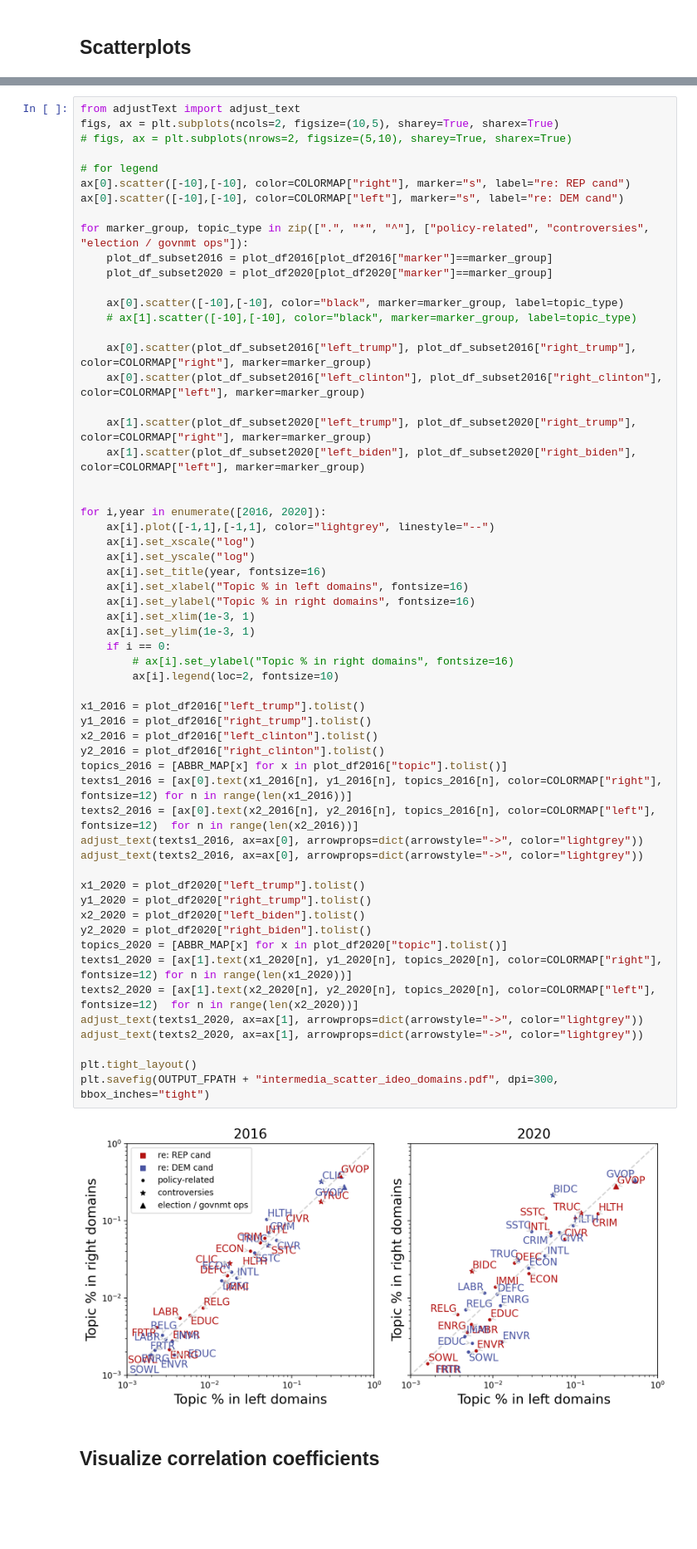
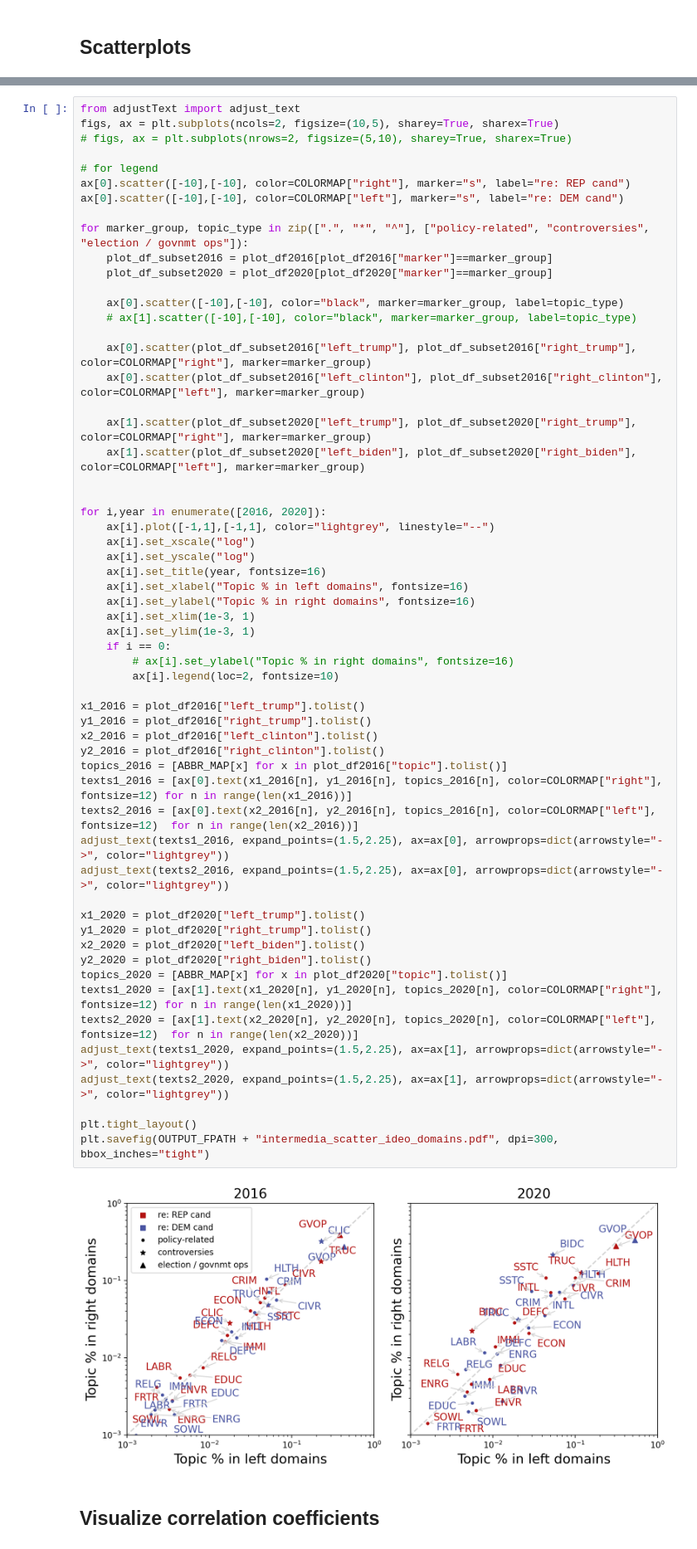
Before and after one commit to yijingch/intermedia-agenda-setting, a Jupyter notebook: src/analysis/04a-intermedia-aggregated-topic-correlation.ipynb, the cells around one changed output, grey strips where cells are left out. Shown at 83% size. Saved outputs shown, nothing was run; the diff lists cells and outputs as text; blank space fills up the shorter version.

Commit message:
adjust text pos

```diff
--- a/src/analysis/04a-intermedia-aggregated-topic-correlation.ipynb
+++ b/src/analysis/04a-intermedia-aggregated-topic-correlation.ipynb
@@ -469,38 +457,38 @@ for i,year in enumerate([2016, 2020]):
     ax[i].set_xscale("log")
     ax[i].set_yscale("log")
     ax[i].set_title(year, fontsize=16)
     ax[i].set_xlabel("Topic % in left domains", fontsize=16)
     ax[i].set_ylabel("Topic % in right domains", fontsize=16)
     ax[i].set_xlim(1e-3, 1)
     ax[i].set_ylim(1e-3, 1)
     if i == 0:
         # ax[i].set_ylabel("Topic % in right domains", fontsize=16)
         ax[i].legend(loc=2, fontsize=10)
 
 x1_2016 = plot_df2016["left_trump"].tolist()
 y1_2016 = plot_df2016["right_trump"].tolist()
 x2_2016 = plot_df2016["left_clinton"].tolist()
 y2_2016 = plot_df2016["right_clinton"].tolist()
 topics_2016 = [ABBR_MAP[x] for x in plot_df2016["topic"].tolist()]
 texts1_2016 = [ax[0].text(x1_2016[n], y1_2016[n], topics_2016[n], color=COLORMAP["right"], fontsize=12) for n in range(len(x1_2016))]
 texts2_2016 = [ax[0].text(x2_2016[n], y2_2016[n], topics_2016[n], color=COLORMAP["left"], fontsize=12)  for n in range(len(x2_2016))]
-adjust_text(texts1_2016, ax=ax[0], arrowprops=dict(arrowstyle="->", color="lightgrey"))
-adjust_text(texts2_2016, ax=ax[0], arrowprops=dict(arrowstyle="->", color="lightgrey"))
+adjust_text(texts1_2016, expand_points=(1.5,2.25), ax=ax[0], arrowprops=dict(arrowstyle="->", color="lightgrey"))
+adjust_text(texts2_2016, expand_points=(1.5,2.25), ax=ax[0], arrowprops=dict(arrowstyle="->", color="lightgrey"))
 
 x1_2020 = plot_df2020["left_trump"].tolist()
 y1_2020 = plot_df2020["right_trump"].tolist()
 x2_2020 = plot_df2020["left_biden"].tolist()
 y2_2020 = plot_df2020["right_biden"].tolist()
 topics_2020 = [ABBR_MAP[x] for x in plot_df2020["topic"].tolist()]
 texts1_2020 = [ax[1].text(x1_2020[n], y1_2020[n], topics_2020[n], color=COLORMAP["right"], fontsize=12) for n in range(len(x1_2020))]
 texts2_2020 = [ax[1].text(x2_2020[n], y2_2020[n], topics_2020[n], color=COLORMAP["left"], fontsize=12)  for n in range(len(x2_2020))]
-adjust_text(texts1_2020, ax=ax[1], arrowprops=dict(arrowstyle="->", color="lightgrey"))
-adjust_text(texts2_2020, ax=ax[1], arrowprops=dict(arrowstyle="->", color="lightgrey"))
+adjust_text(texts1_2020, expand_points=(1.5,2.25), ax=ax[1], arrowprops=dict(arrowstyle="->", color="lightgrey"))
+adjust_text(texts2_2020, expand_points=(1.5,2.25), ax=ax[1], arrowprops=dict(arrowstyle="->", color="lightgrey"))
 
 plt.tight_layout()
 plt.savefig(OUTPUT_FPATH + "intermedia_scatter_ideo_domains.pdf", dpi=300, bbox_inches="tight")
 # %% [output]
-[figure, old version]
+[figure, new version]
 # %% [markdown]
 ## Visualize correlation coefficients
 # %%
```
Also changed, not shown: parts of 3 cells of this notebook.
